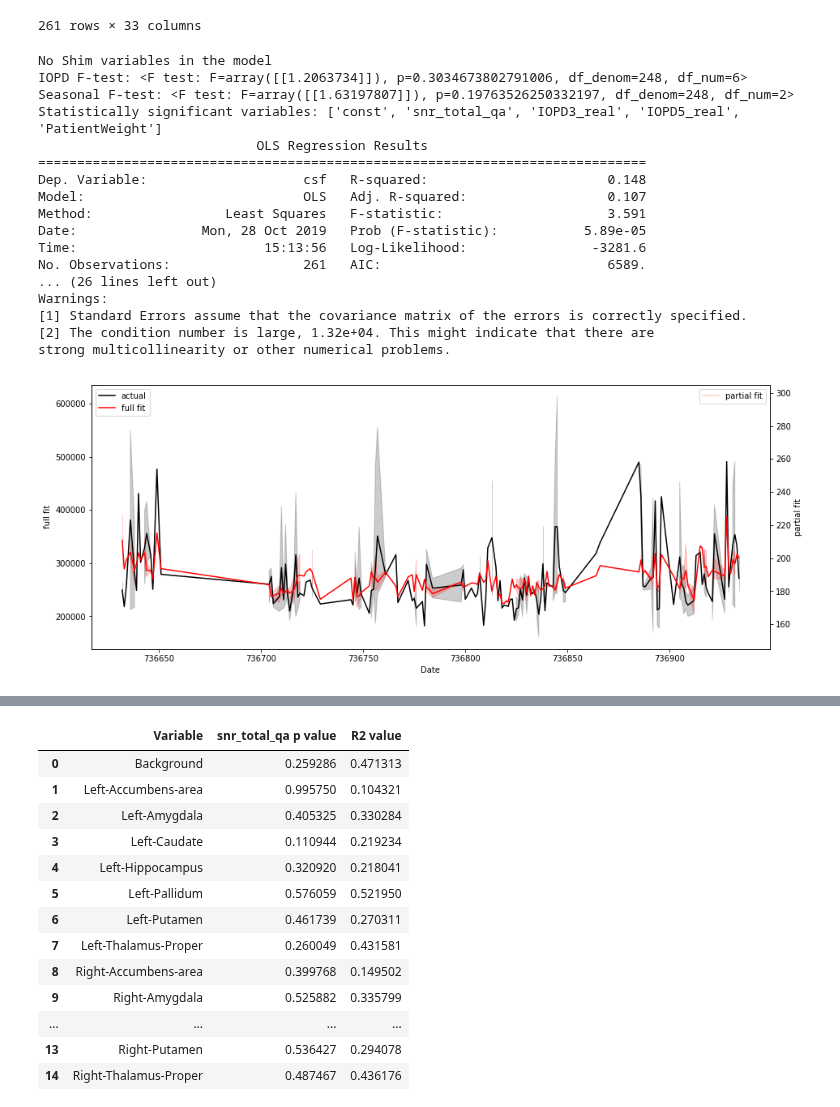
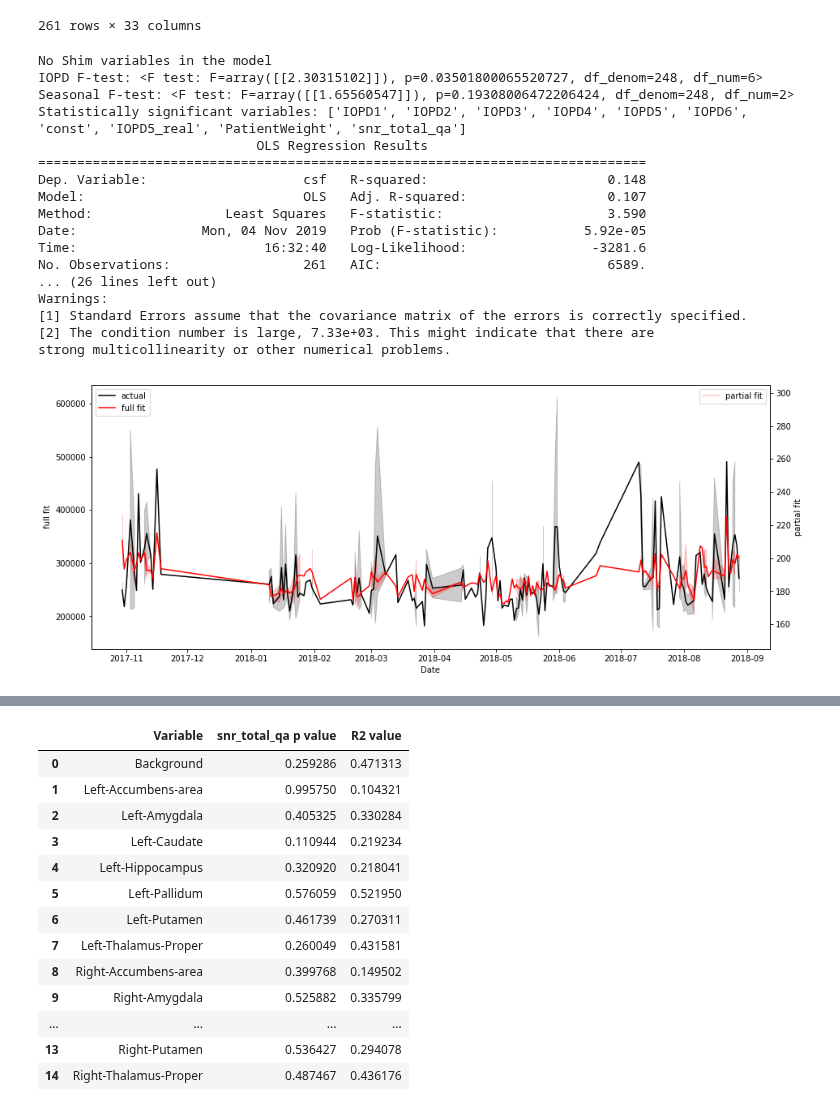
Before and after one commit to proj-nuisance/nuisance, a Jupyter notebook: ipy/nuisance_real_data.ipynb, the cells around one changed output, grey strips where cells are left out. Saved outputs shown, nothing was run; the diff lists cells and outputs as text; code cells hidden in the pictures.

Commit message:
moved snr_total_qa in column list, fixed date display after orthogonalization, and added notebook entries testing strength of model with and without snr_total_qa and seasonal effects

```diff
--- a/ipy/nuisance_real_data.ipynb
+++ b/ipy/nuisance_real_data.ipynb
@@ -327,23 +273,25 @@ July17_df
 Oct14_df = pd.DataFrame(July17_df,columns=['Date', 'csf', 'age', 'snr_total_qa', 'IOPD1_real', 'IOPD2_real', 'IOPD3_real',
                                               'IOPD4_real', 'IOPD5_real', 'IOPD6_real', 'sex_male', 'PatientWeight',
                                               'Seasonal (sin)', 'Seasonal (cos)'])
-hello = regress('csf', Oct14_df, qa=False)
-# %% [output]
-No Shim variables in the model
-IOPD F-test: <F test: F=array([[1.2063734]]), p=0.3034673802791006, df_denom=248, df_num=6>
-Seasonal F-test: <F test: F=array([[1.63197807]]), p=0.19763526250332197, df_denom=248, df_num=2>
-Statistically significant variables: ['const', 'snr_total_qa', 'IOPD3_real', 'IOPD5_real', 'PatientWeight']
-                            OLS Regression Results
-==============================================================================
-Dep. Variable:                    csf   R-squared:                       0.148
-Model:                            OLS   Adj. R-squared:                  0.107
-Method:                 Least Squares   F-statistic:                     3.591
-Date:                Mon, 28 Oct 2019   Prob (F-statistic):           5.89e-05
-Time:                        15:13:56   Log-Likelihood:                -3281.6
-No. Observations:                 261   AIC:                             6589.
-... (26 lines left out)
-Warnings:
-[1] Standard Errors assume that the covariance matrix of the errors is correctly specified.
-[2] The condition number is large, 1.32e+04. This might indicate that there are
-strong multicollinearity or other numerical problems.
-[figure, removed]
+# %%
+# WITH BOTH SNR_TOTAL_QA AND SEASONAL DATA
+hello = regress('csf', Oct14_df, qa=False, real_data = True)
+# %% [output]
+No Shim variables in the model
+IOPD F-test: <F test: F=array([[2.30315102]]), p=0.03501800065520727, df_denom=248, df_num=6>
+Seasonal F-test: <F test: F=array([[1.65560547]]), p=0.19308006472206424, df_denom=248, df_num=2>
+Statistically significant variables: ['IOPD1', 'IOPD2', 'IOPD3', 'IOPD4', 'IOPD5', 'IOPD6', 'const', 'IOPD5_real', 'PatientWeight', 'snr_total_qa']
+                            OLS Regression Results
+==============================================================================
+Dep. Variable:                    csf   R-squared:                       0.148
+Model:                            OLS   Adj. R-squared:                  0.107
+Method:                 Least Squares   F-statistic:                     3.590
+Date:                Mon, 04 Nov 2019   Prob (F-statistic):           5.92e-05
+Time:                        16:32:40   Log-Likelihood:                -3281.6
+No. Observations:                 261   AIC:                             6589.
+... (26 lines left out)
+Warnings:
+[1] Standard Errors assume that the covariance matrix of the errors is correctly specified.
+[2] The condition number is large, 7.33e+03. This might indicate that there are
+strong multicollinearity or other numerical problems.
+[figure, added]
```
Also changed, not shown: parts of 4 cells of this notebook, 1 other file.
